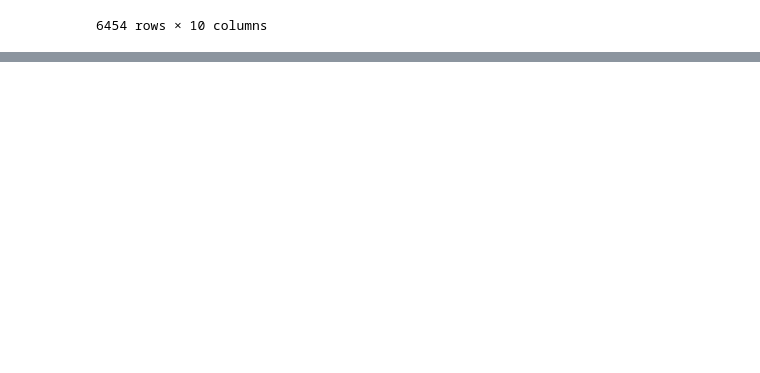
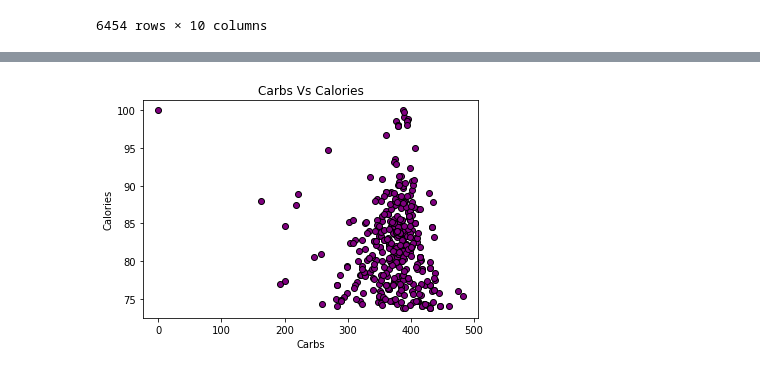
Before and after one commit to seanhoffman76/Project1, a Jupyter notebook: NutrientsAnalysis.ipynb, the cells around one changed output, grey strips where cells are left out. Cells and saved outputs as stored; diff of their text form; code cells hidden in the pictures; blank space fills up the shorter version.

```diff
--- a/NutrientsAnalysis.ipynb
+++ b/NutrientsAnalysis.ipynb
@@ -73,0 +83,8 @@ fats_df = nutrients_df[nutrients_df["Category"] == "Fats"]
+# %%
+plt.scatter(carbs_df["Calories"],carbs_df["Carbs (g)"],edgecolors="black",facecolors="purple")
+plt.title("Carbs Vs Calories")
+plt.xlabel("Carbs")
+plt.ylabel("Calories")
+plt.show()
+# %% [output]
+[figure, added]
```
Also changed, not shown: parts of 5 cells of this notebook.
